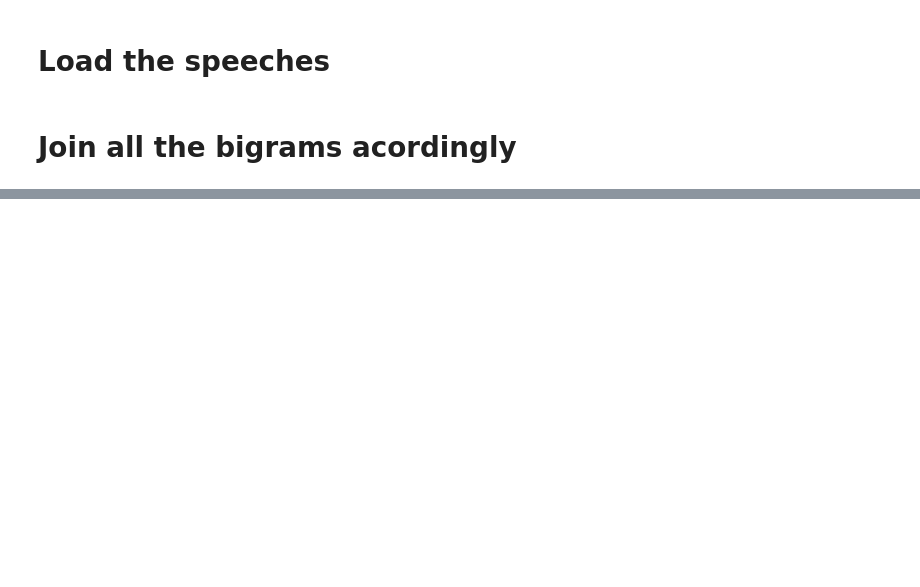
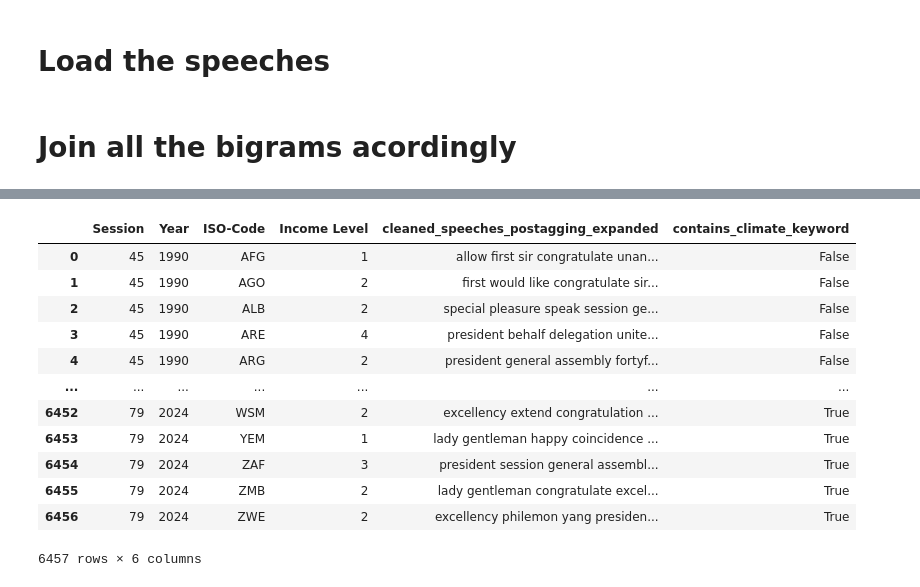
Before and after one commit to AlvaroMillanRuiz/NLP_BDS, a Jupyter notebook: 5. LDA.ipynb, the cells around one changed output, grey strips where cells are left out. Cells and saved outputs as stored; diff of their text form; code cells hidden in the pictures; blank space fills up the shorter version.

```diff
--- a/5. LDA.ipynb
+++ b/5. LDA.ipynb
@@ -143,6 +105,6 @@ bigrams = ["climate change", "global warming", "global warm","cap and trade", "p
             "climate issue", "climate impact", "climate conference", "climate event", "climate challenge", "climate trust", "climate negotiation",
             "climate catastrophe", "climate risk", "climate goal", "climate change-related", "climate regime", "climate resilient", "climate policy",
             "carbon market", "carbon sink", "green climate", "green economy", "emission reduction", "emissions reduction", "carbon neutral",
-            "ozone layer", "emissions trading scheme"]
+            "ozone layer", "emissions trading scheme", "co2 emission"]
 # %%
 bigrams_1 = sorted(bigrams, key=lambda x: -len(x.split()))
@@ -224,0 +269,16 @@ period_5_df_not_climate = period_5_df[period_5_df['contains_climate_keyword'] ==
+# %%
+final_df
+# %% [output]
+|  | Session | Year | ISO-Code | Income Level | cleaned_speeches_postagging_expanded | contains_climate_keyword |
+| 0 | 45 | 1990 | AFG | 1 | allow first sir congratulate unan... | False |
+| 1 | 45 | 1990 | AGO | 2 | first would like congratulate sir... | False |
+| 2 | 45 | 1990 | ALB | 2 | special pleasure speak session ge... | False |
+| 3 | 45 | 1990 | ARE | 4 | president behalf delegation unite... | False |
+| 4 | 45 | 1990 | ARG | 2 | president general assembly fortyf... | False |
+| ... | ... | ... | ... | ... | ... | ... |
+| 6452 | 79 | 2024 | WSM | 2 | excellency extend congratulation ... | True |
+| 6453 | 79 | 2024 | YEM | 1 | lady gentleman happy coincidence ... | True |
+| 6454 | 79 | 2024 | ZAF | 3 | president session general assembl... | True |
+| 6455 | 79 | 2024 | ZMB | 2 | lady gentleman congratulate excel... | True |
+| 6456 | 79 | 2024 | ZWE | 2 | excellency philemon yang presiden... | True |
+6457 rows × 6 columns
```
Also changed, not shown: parts of 25 cells of this notebook, 1 other file.
